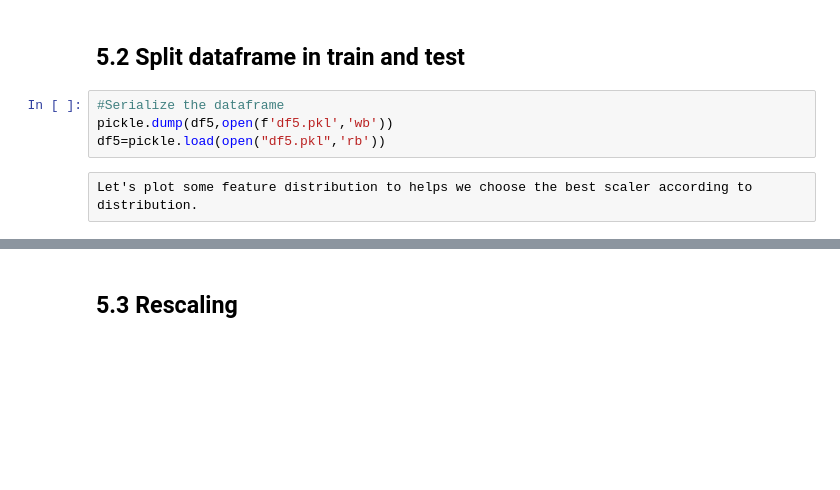
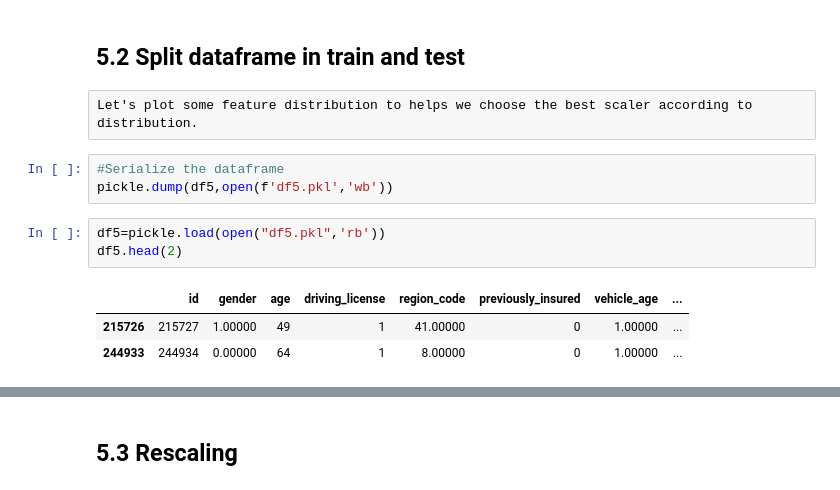
Before and after one commit to ViniciusKos/insurance_cross, a Jupyter notebook: insurance_cross_sell.ipynb, the cells around one changed output, grey strips where cells are left out. Cells and saved outputs as stored; diff of their text form; blank space fills up the shorter version.

```diff
--- a/insurance_cross_sell.ipynb
+++ b/insurance_cross_sell.ipynb
@@ -653,10 +668,16 @@ df5.head()
 # %% [markdown]
 ## 5.2 Split dataframe in train and test
-# %%
-#Serialize the dataframe
-pickle.dump(df5,open(f'df5.pkl','wb'))
-df5=pickle.load(open("df5.pkl",'rb'))
 # %% [raw]
 Let's plot some feature distribution to helps we choose the best scaler according to distribution.
+# %%
+#Serialize the dataframe
+pickle.dump(df5,open(f'df5.pkl','wb'))
+# %%
+df5=pickle.load(open("df5.pkl",'rb'))
+df5.head(2)
+# %% [output]
+|  | id | gender | age | driving_license | region_code | previously_insured | vehicle_age | ... |
+| 215726 | 215727 | 1.00000 | 49 | 1 | 41.00000 | 0 | 1.00000 | ... |
+| 244933 | 244934 | 0.00000 | 64 | 1 | 8.00000 | 0 | 1.00000 | ... |
 # %%
 fig = plt.figure(figsize=(30,5))
```
Also changed, not shown: parts of 27 cells of this notebook, 1 other file.
